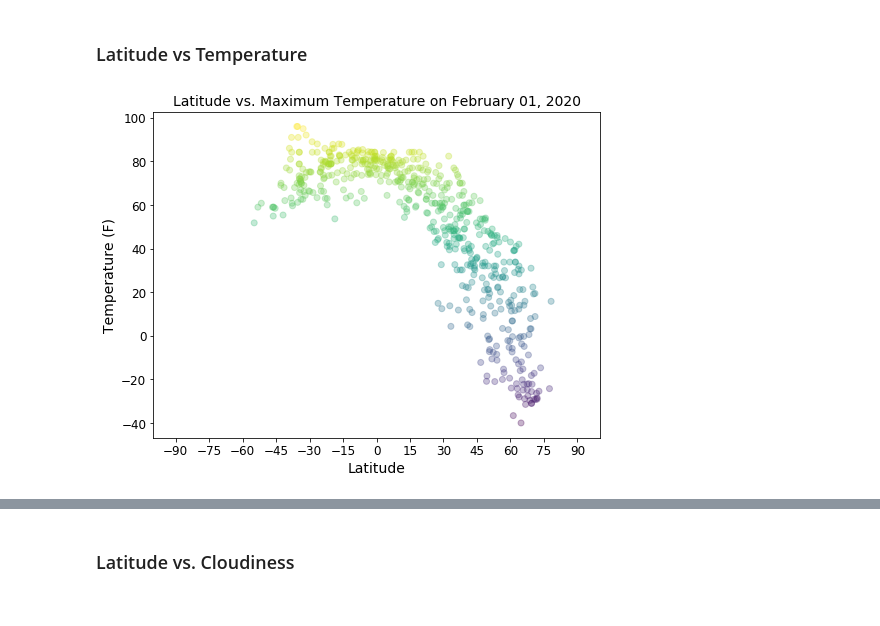
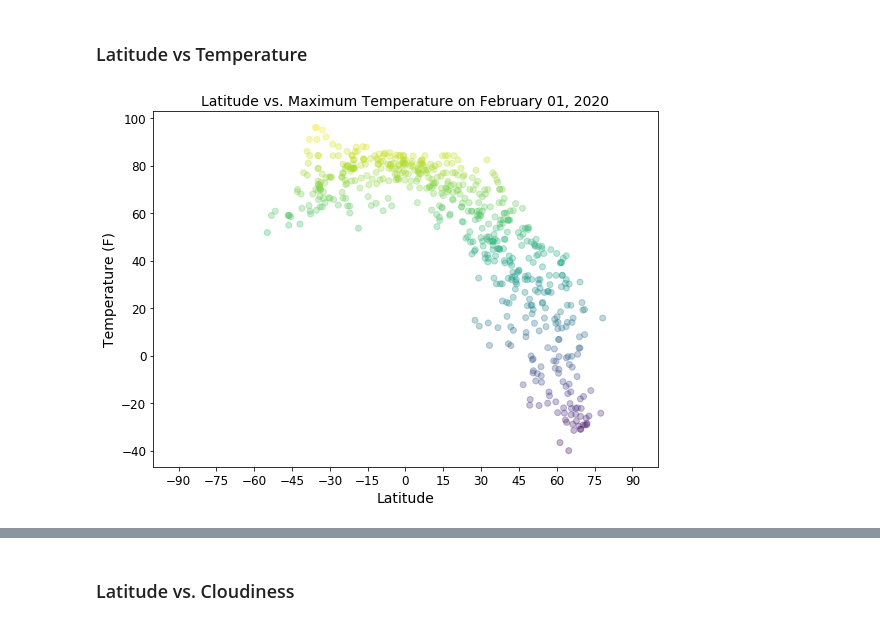
Before and after one commit to nqazimn/python-api-challenge, a Jupyter notebook: WeatherPy/WeatherPy_analysis.ipynb, the cells around one changed output, grey strips where cells are left out. Saved outputs shown, nothing was run; the diff lists cells and outputs as text; code cells hidden in the pictures.

```diff
--- a/WeatherPy/WeatherPy_analysis.ipynb
+++ b/WeatherPy/WeatherPy_analysis.ipynb
@@ -74,12 +117,12 @@ def plot_weather_data_vs_latitude(x_values, y_values, y_label):
 # %%
 fig1, ax1 = plot_weather_data_vs_latitude(weather_df['Latitude'], \
                                           weather_df['Max Temp'], \
                                           'Temperature (F)');
 ax1.set_title('Latitude vs. Maximum Temperature on ' + \
               (date.today() - timedelta(days=day_since_data_request)).strftime('%B %d, %Y'), \
               fontsize = 14);
-
+fig1.tight_layout()
 plt.show()
 # %% [output]
-[figure, old version]
+[figure, new version]
 # %% [markdown]
```
Also changed, not shown: parts of 13 cells of this notebook.
